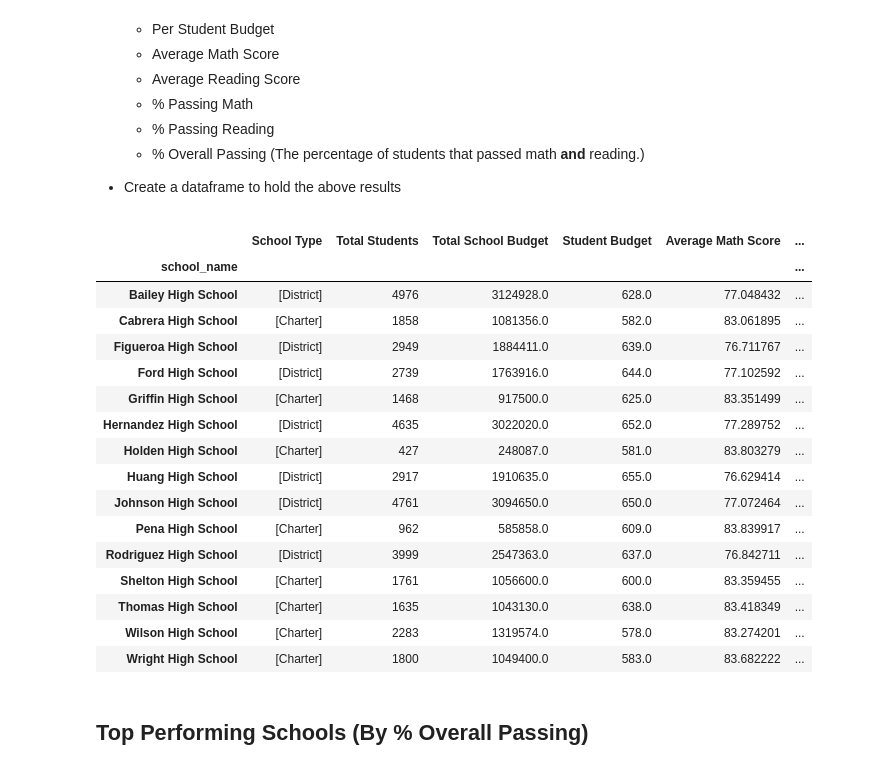
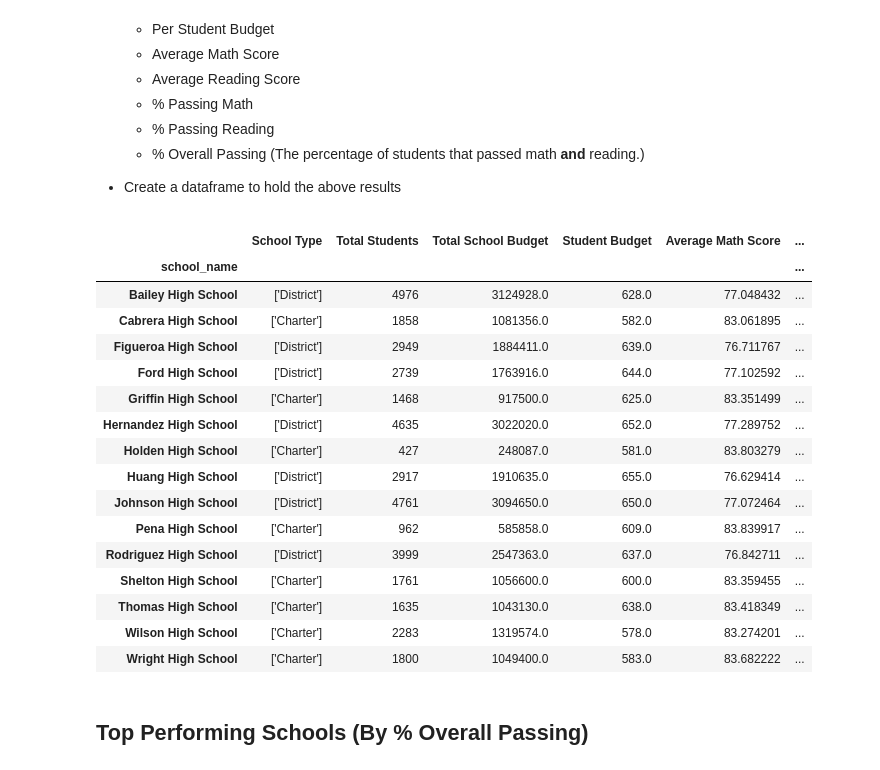
Before and after one commit to vasu11/pandas-challenge, a Jupyter notebook: PyCitySchools/PyCitySchools.ipynb, the cells around one changed output. Drawn from its saved outputs; the diff is of its cells as text; code cells hidden in the pictures.

```diff
--- a/PyCitySchools/PyCitySchools.ipynb
+++ b/PyCitySchools/PyCitySchools.ipynb
@@ -118,48 +120,51 @@ school_avg_math = school_data_complete.groupby('school_name')['math_score'].mean
 school_avg_read = school_data_complete.groupby('school_name')['reading_score'].mean()
 
 reading_pass_df = school_data_complete[school_data_complete["reading_score"] >= 70]
 school_pass_read = reading_pass_df.groupby('school_name')['Student ID'].count()
 math_pass_df = school_data_complete[school_data_complete["math_score"] >= 70]
 school_pass_math = math_pass_df.groupby('school_name')['Student ID'].count()
 
 percent_school_pass_read = (school_pass_read / students_per_hs) * 100
 percent_school_pass_math = (school_pass_math / students_per_hs) * 100
 
+# The following code handled where the students had both a passing reading and math scores. This took a little while until
+# I discovered using the loc method to create another dataframe
 pass_both_df = school_data_complete.loc[(school_data_complete['math_score'] >= 70) & (school_data_complete['reading_score'] >= 70)]
 school_pass_both = pass_both_df.groupby('school_name')['Student ID'].count()
 percent_school_both = (school_pass_both / students_per_hs) * 100
 
 school_summary_df = pd.DataFrame({"School Type": school_type,
                                  "Total Students": students_per_hs,
                                  "Total School Budget": school_budget,
                                  "Student Budget": student_budget,
                                  "Average Math Score": school_avg_math,
                                  "Average Reading Score": school_avg_read,
                                  "% Passing Math": percent_school_pass_math,
                                  "% Passing Reading": percent_school_pass_read,
                                  "% Overall Passing": percent_school_both})
 #school_summary_df.reset_index()
 school_summary_df["Total School Budget"] = school_summary_df.loc[:, "Total School Budget"].astype(float)
 school_summary_df["Student Budget"] = school_summary_df.loc[:, "Student Budget"].astype(float)
+school_summary_df["School Type"] = school_summary_df.loc[:, "School Type"].astype(str)
 school_summary_df
 # %% [output]
 |  | School Type | Total Students | Total School Budget | Student Budget | Average Math Score | ... |
 | school_name |  |  |  |  |  | ... |
-| Bailey High School | [District] | 4976 | 3124928.0 | 628.0 | 77.048432 | ... |
-| Cabrera High School | [Charter] | 1858 | 1081356.0 | 582.0 | 83.061895 | ... |
-| Figueroa High School | [District] | 2949 | 1884411.0 | 639.0 | 76.711767 | ... |
-| Ford High School | [District] | 2739 | 1763916.0 | 644.0 | 77.102592 | ... |
-| Griffin High School | [Charter] | 1468 | 917500.0 | 625.0 | 83.351499 | ... |
-| Hernandez High School | [District] | 4635 | 3022020.0 | 652.0 | 77.289752 | ... |
-| Holden High School | [Charter] | 427 | 248087.0 | 581.0 | 83.803279 | ... |
-| Huang High School | [District] | 2917 | 1910635.0 | 655.0 | 76.629414 | ... |
-| Johnson High School | [District] | 4761 | 3094650.0 | 650.0 | 77.072464 | ... |
-| Pena High School | [Charter] | 962 | 585858.0 | 609.0 | 83.839917 | ... |
-| Rodriguez High School | [District] | 3999 | 2547363.0 | 637.0 | 76.842711 | ... |
-| Shelton High School | [Charter] | 1761 | 1056600.0 | 600.0 | 83.359455 | ... |
-| Thomas High School | [Charter] | 1635 | 1043130.0 | 638.0 | 83.418349 | ... |
-| Wilson High School | [Charter] | 2283 | 1319574.0 | 578.0 | 83.274201 | ... |
-| Wright High School | [Charter] | 1800 | 1049400.0 | 583.0 | 83.682222 | ... |
+| Bailey High School | ['District'] | 4976 | 3124928.0 | 628.0 | 77.048432 | ... |
+| Cabrera High School | ['Charter'] | 1858 | 1081356.0 | 582.0 | 83.061895 | ... |
+| Figueroa High School | ['District'] | 2949 | 1884411.0 | 639.0 | 76.711767 | ... |
+| Ford High School | ['District'] | 2739 | 1763916.0 | 644.0 | 77.102592 | ... |
+| Griffin High School | ['Charter'] | 1468 | 917500.0 | 625.0 | 83.351499 | ... |
+| Hernandez High School | ['District'] | 4635 | 3022020.0 | 652.0 | 77.289752 | ... |
+| Holden High School | ['Charter'] | 427 | 248087.0 | 581.0 | 83.803279 | ... |
+| Huang High School | ['District'] | 2917 | 1910635.0 | 655.0 | 76.629414 | ... |
+| Johnson High School | ['District'] | 4761 | 3094650.0 | 650.0 | 77.072464 | ... |
+| Pena High School | ['Charter'] | 962 | 585858.0 | 609.0 | 83.839917 | ... |
+| Rodriguez High School | ['District'] | 3999 | 2547363.0 | 637.0 | 76.842711 | ... |
+| Shelton High School | ['Charter'] | 1761 | 1056600.0 | 600.0 | 83.359455 | ... |
+| Thomas High School | ['Charter'] | 1635 | 1043130.0 | 638.0 | 83.418349 | ... |
+| Wilson High School | ['Charter'] | 2283 | 1319574.0 | 578.0 | 83.274201 | ... |
+| Wright High School | ['Charter'] | 1800 | 1049400.0 | 583.0 | 83.682222 | ... |
 # %% [markdown]
 ## Top Performing Schools (By % Overall Passing)
 # %% [markdown]
```
Also changed, not shown: parts of 8 cells of this notebook.
